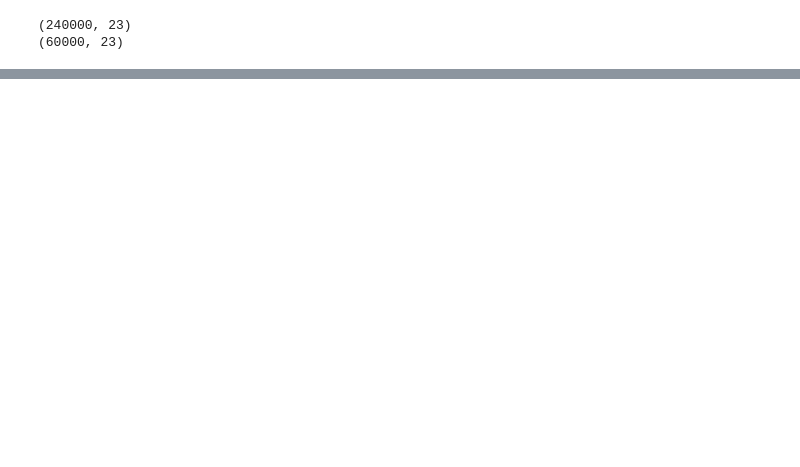
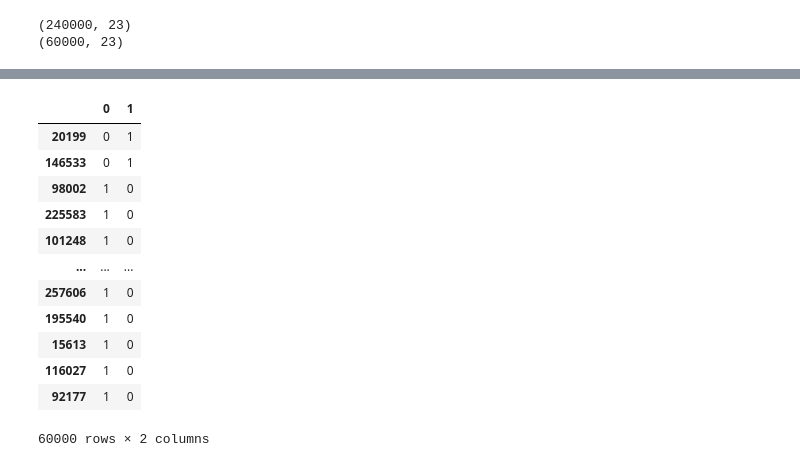
Before and after one commit to sonkooptsa/categorical-feature-encoding-challenge, a Jupyter notebook: cat_notebook.ipynb, the cells around one changed output, grey strips where cells are left out. Drawn from its saved outputs; the diff is of its cells as text; code cells hidden in the pictures; blank space fills up the shorter version.

```diff
--- a/cat_notebook.ipynb
+++ b/cat_notebook.ipynb
@@ -189,0 +242,16 @@ KeyboardInterrupt:
+# %%
+y_val
+# %% [output]
+|  | 0 | 1 |
+| 20199 | 0 | 1 |
+| 146533 | 0 | 1 |
+| 98002 | 1 | 0 |
+| 225583 | 1 | 0 |
+| 101248 | 1 | 0 |
+| ... | ... | ... |
+| 257606 | 1 | 0 |
+| 195540 | 1 | 0 |
+| 15613 | 1 | 0 |
+| 116027 | 1 | 0 |
+| 92177 | 1 | 0 |
+60000 rows × 2 columns
```
Also changed, not shown: parts of 21 cells of this notebook, 6 other files.
